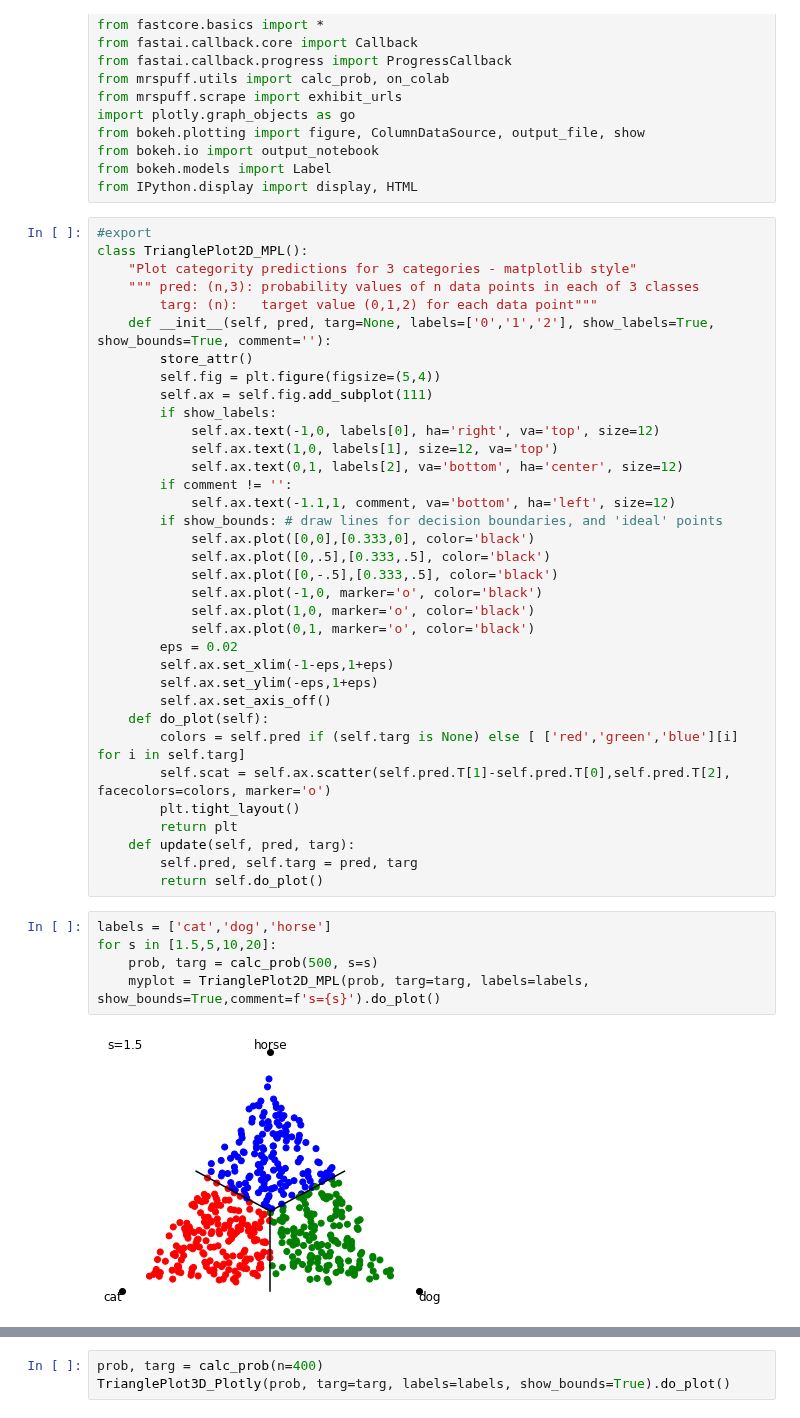
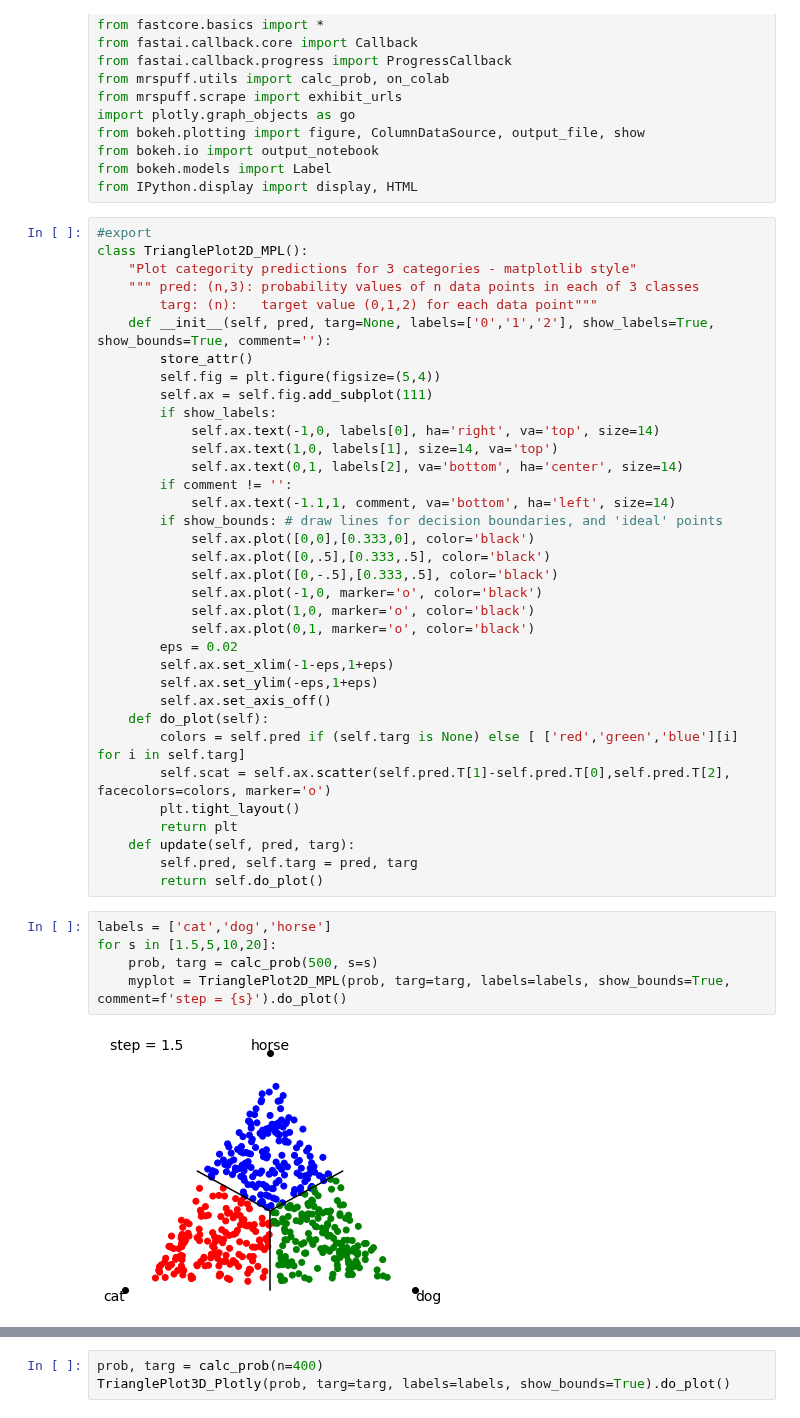
Before and after one commit to drscotthawley/mrspuff, a Jupyter notebook: viz.ipynb, the cells around one changed output, grey strips where cells are left out. Cells and saved outputs as stored; diff of their text form.

Commit message:
added self.fig to plotly triangle, raised font in mpl to 14

```diff
--- a/viz.ipynb
+++ b/viz.ipynb
@@ -38,11 +38,11 @@ class TrianglePlot2D_MPL():
         self.fig = plt.figure(figsize=(5,4))
         self.ax = self.fig.add_subplot(111)
         if show_labels:
-            self.ax.text(-1,0, labels[0], ha='right', va='top', size=12)
-            self.ax.text(1,0, labels[1], size=12, va='top')
-            self.ax.text(0,1, labels[2], va='bottom', ha='center', size=12)
+            self.ax.text(-1,0, labels[0], ha='right', va='top', size=14)
+            self.ax.text(1,0, labels[1], size=14, va='top')
+            self.ax.text(0,1, labels[2], va='bottom', ha='center', size=14)
         if comment != '':
-            self.ax.text(-1.1,1, comment, va='bottom', ha='left', size=12)
+            self.ax.text(-1.1,1, comment, va='bottom', ha='left', size=14)
         if show_bounds: # draw lines for decision boundaries, and 'ideal' points
             self.ax.plot([0,0],[0.333,0], color='black')
             self.ax.plot([0,.5],[0.333,.5], color='black')
@@ -65,7 +65,7 @@ class TrianglePlot2D_MPL():
 # %%
 labels = ['cat','dog','horse']
 for s in [1.5,5,10,20]:
     prob, targ = calc_prob(500, s=s)
-    myplot = TrianglePlot2D_MPL(prob, targ=targ, labels=labels, show_bounds=True,comment=f's={s}').do_plot()
+    myplot = TrianglePlot2D_MPL(prob, targ=targ, labels=labels, show_bounds=True, comment=f'step = {s}').do_plot()
 # %% [output]
-[figure, old version]
+[figure, new version]
```
Also changed, not shown: parts of 3 cells of this notebook, 4 other files.
